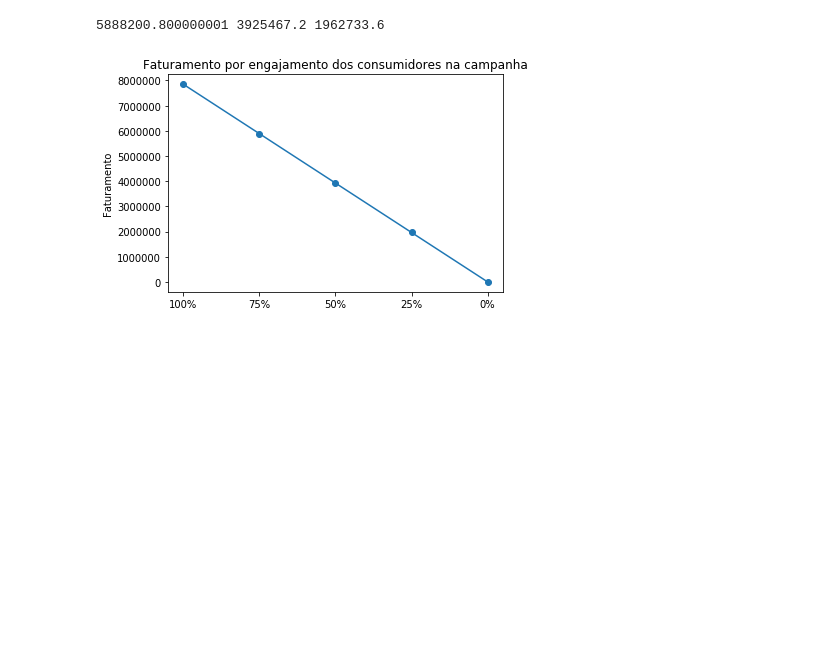
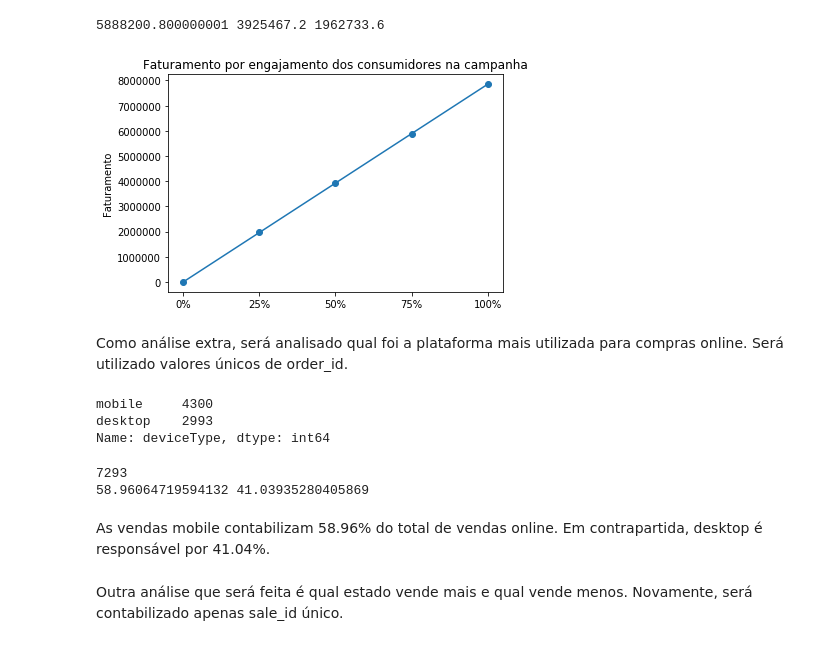
Before and after one commit to daniellidio/analise-dados-lojas, a Jupyter notebook: desafio.ipynb, the cells around one changed output. Saved outputs shown, nothing was run; the diff lists cells and outputs as text; code cells hidden in the pictures; blank space fills up the shorter version.

```diff
--- a/desafio.ipynb
+++ b/desafio.ipynb
@@ -713,11 +713,33 @@ print(fat75, fat50, fat25)
 # %% [output]
 5888200.800000001 3925467.2 1962733.6
 # %%
-porc_faturamento = [faturamento_campanha, fat75, fat50, fat25, 0]
-engajamento = ['100%', '75%', '50%', '25%', '0%']
+porc_faturamento = [0, fat25, fat50, fat75, faturamento_campanha]
+engajamento = ['0%', '25%', '50%', '75%', '100%']
 plt.plot(engajamento, porc_faturamento, marker='o')
 plt.ylabel('Faturamento')
 plt.title('Faturamento por engajamento dos consumidores na campanha')
 plt.show()
 # %% [output]
-[figure, old version]
+[figure, new version]
+# %% [markdown]
+Como análise extra, será analisado qual foi a plataforma mais utilizada para compras online. Será utilizado valores únicos de order_id.
+# %%
+online_device = onlineorders_copy.drop_duplicates(subset=['order_id'], keep='first')
+online_device['deviceType'].value_counts()
+# %% [output]
+mobile     4300
+desktop    2993
+Name: deviceType, dtype: int64
+# %%
+totalorders = 4300 + 2993
+print(totalorders)
+porcmobile = 4300 / totalorders * 100
+porcdesktop = 2993 / totalorders * 100
+print(porcmobile, porcdesktop)
+# %% [output]
+7293
+58.96064719594132 41.03935280405869
+# %% [markdown]
+As vendas mobile contabilizam 58.96% do total de vendas online. Em contrapartida, desktop é responsável por 41.04%.
+# %% [markdown]
+Outra análise que será feita é qual estado vende mais e qual vende menos. Novamente, será contabilizado apenas sale_id único.
```
Also changed, not shown: parts of 7 cells of this notebook, 1 other file.
